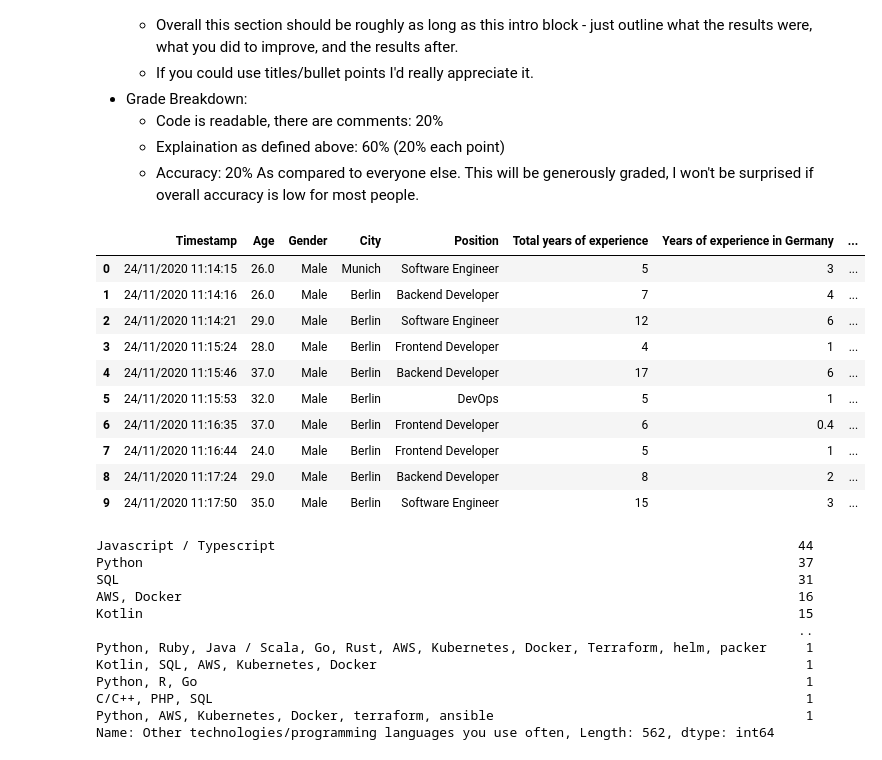
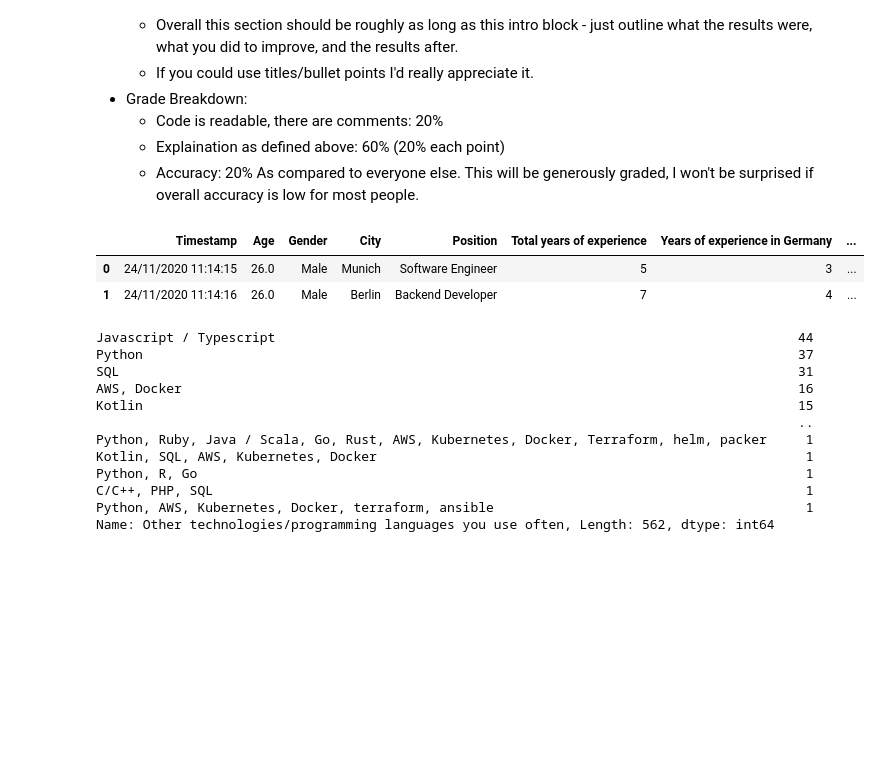
Before and after one commit to SidhST12/ItML_Asn_2_Students, a Jupyter notebook: assignment_2_start.ipynb, the cells around one changed output. Drawn from its saved outputs; the diff is of its cells as text; code cells hidden in the pictures; blank space fills up the shorter version.

```diff
--- a/assignment_2_start.ipynb
+++ b/assignment_2_start.ipynb
@@ -55,20 +55,12 @@ You'll need to build code to produce the predictions. In particular, there's a f
 # %%
 #Load Data
 df = pd.read_csv("data/Euro_Salary.csv")
 #df.describe(include="all").T
-df.head(10)
+df.head(2)
 # %% [output]
 |  | Timestamp | Age | Gender | City | Position | Total years of experience | Years of experience in Germany | ... |
 | 0 | 24/11/2020 11:14:15 | 26.0 | Male | Munich | Software Engineer | 5 | 3 | ... |
 | 1 | 24/11/2020 11:14:16 | 26.0 | Male | Berlin | Backend Developer | 7 | 4 | ... |
-| 2 | 24/11/2020 11:14:21 | 29.0 | Male | Berlin | Software Engineer | 12 | 6 | ... |
-| 3 | 24/11/2020 11:15:24 | 28.0 | Male | Berlin | Frontend Developer | 4 | 1 | ... |
-| 4 | 24/11/2020 11:15:46 | 37.0 | Male | Berlin | Backend Developer | 17 | 6 | ... |
-| 5 | 24/11/2020 11:15:53 | 32.0 | Male | Berlin | DevOps | 5 | 1 | ... |
-| 6 | 24/11/2020 11:16:35 | 37.0 | Male | Berlin | Frontend Developer | 6 | 0.4 | ... |
-| 7 | 24/11/2020 11:16:44 | 24.0 | Male | Berlin | Frontend Developer | 5 | 1 | ... |
-| 8 | 24/11/2020 11:17:24 | 29.0 | Male | Berlin | Backend Developer | 8 | 2 | ... |
-| 9 | 24/11/2020 11:17:50 | 35.0 | Male | Berlin | Software Engineer | 15 | 3 | ... |
 # %%
 
 df["Other technologies/programming languages you use often"].value_counts()
```
Also changed, not shown: parts of 4 cells of this notebook.
